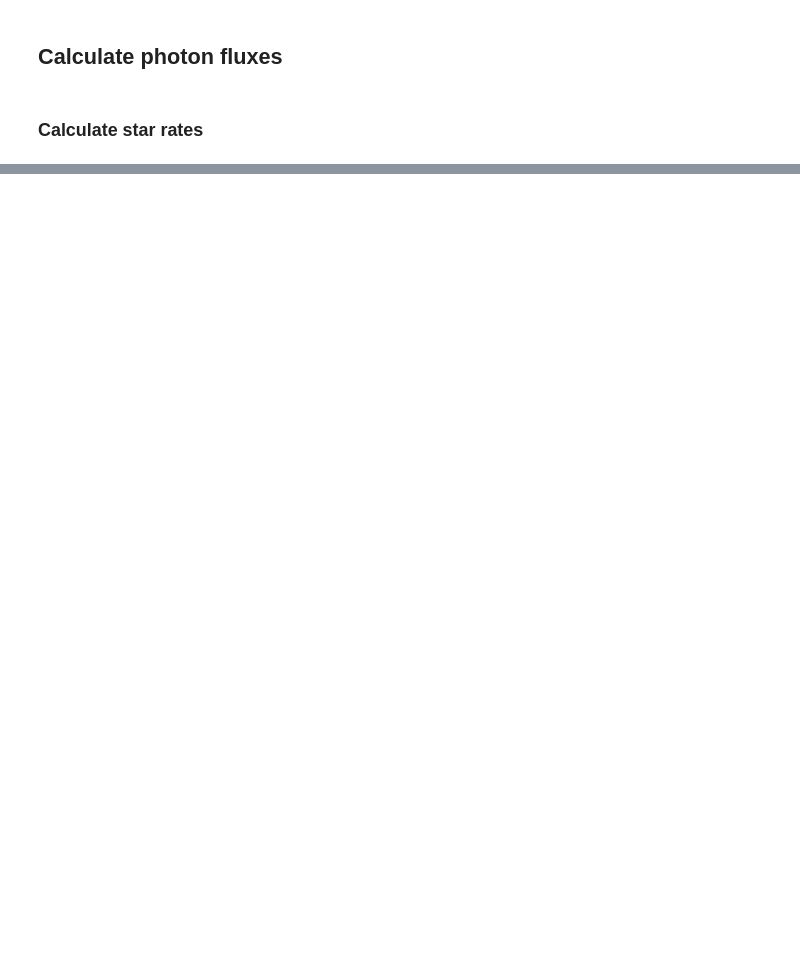
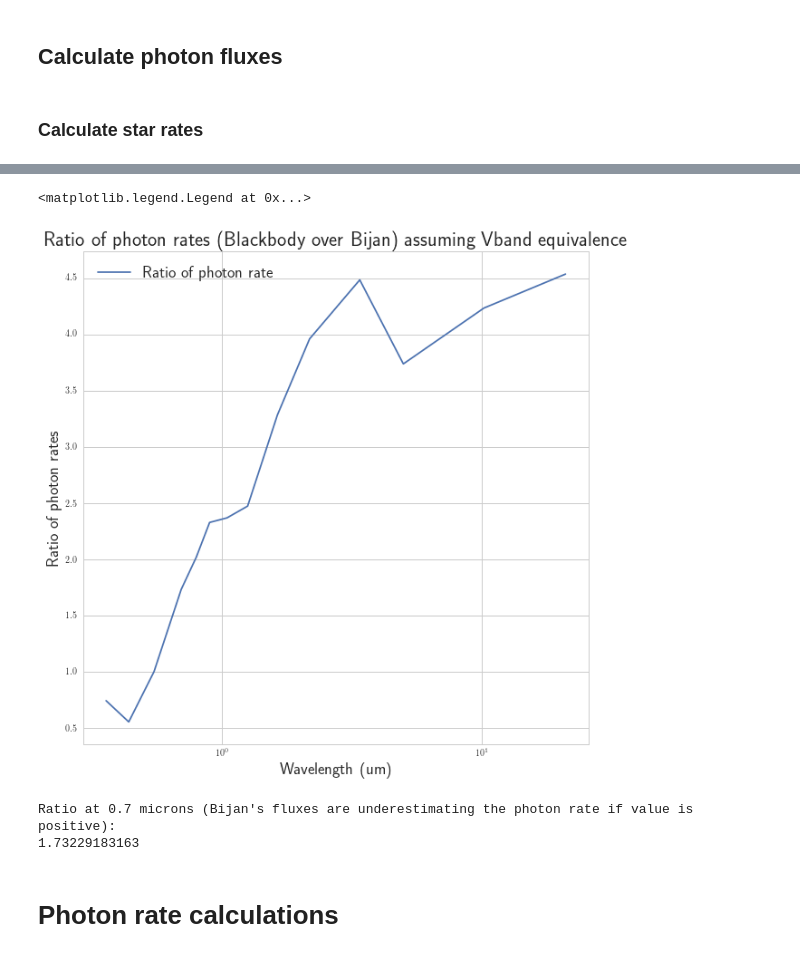
Before and after one commit to mjrfringes/crispy, a Jupyter notebook: docs/source/notebooks/InputScene.ipynb, the cells around one changed output, grey strips where cells are left out. Cells and saved outputs as stored; diff of their text form; code cells hidden in the pictures; blank space fills up the shorter version.

```diff
--- a/docs/source/notebooks/InputScene.ipynb
+++ b/docs/source/notebooks/InputScene.ipynb
@@ -121,0 +176,23 @@ print(100*(lamlist[-1]-lamlist[0])/lamlist[Nlam//2])
+# %%
+plt.figure(figsize=(10,10))
+Bij_energies = c.c*c.h/Bij_lams
+BB6 = af.blackbody_lambda(Bij_lams*u.um, 6000*u.K).to(u.Watt/u.m**2/u.um/u.sr)
+plt.semilogx(Bij_lams,BB6/BB6[2]*Bij_flux_densities[2]/Bij_flux_densities,label="Ratio of photon rate")
+
+plt.xlabel('Wavelength (um)')
+plt.ylabel(r'Ratio of photon rates')
+plt.title('Ratio of photon rates (Blackbody over Bijan) assuming Vband equivalence',fontsize = 22)
+plt.legend(fontsize=18)
+# %% [output]
+<matplotlib.legend.Legend at 0x...>
+[figure, added]
+# %%
+from scipy.interpolate import interp1d
+ratios =interp1d(Bij_lams,BB6/BB6[2]*Bij_flux_densities[2]/Bij_flux_densities)
+print("Ratio at 0.7 microns (Bijan's fluxes are underestimating the photon rate if value is positive):")
+print(ratios(0.7))
+# %% [output]
+Ratio at 0.7 microns (Bijan's fluxes are underestimating the photon rate if value is positive):
+1.73229183163
+# %% [markdown]
+# Photon rate calculations
```
Also changed, not shown: parts of 10 cells of this notebook, 3 other files.
